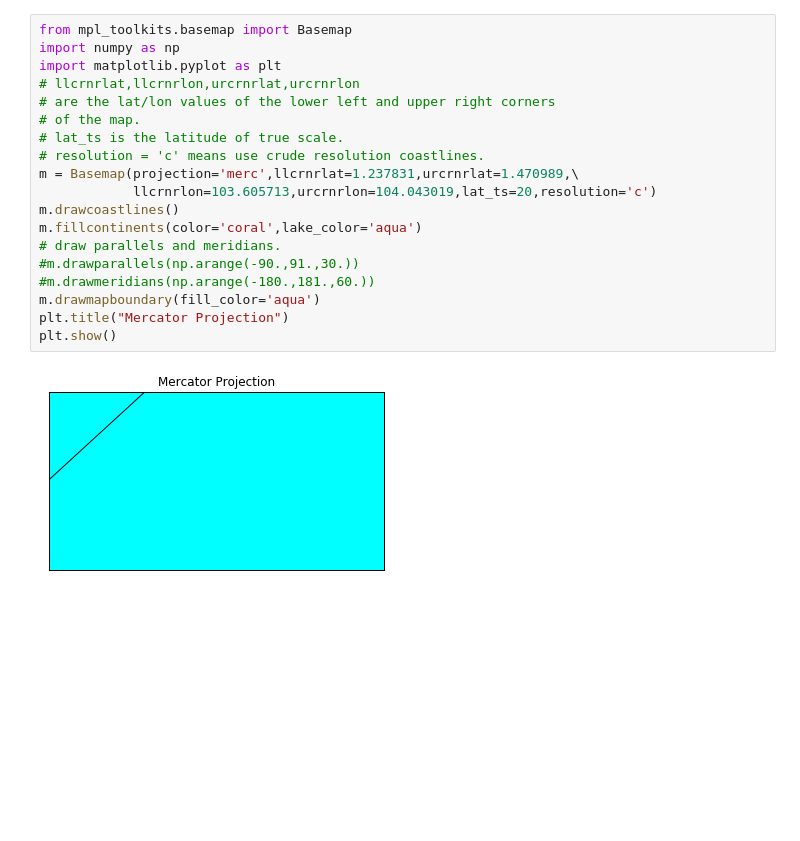
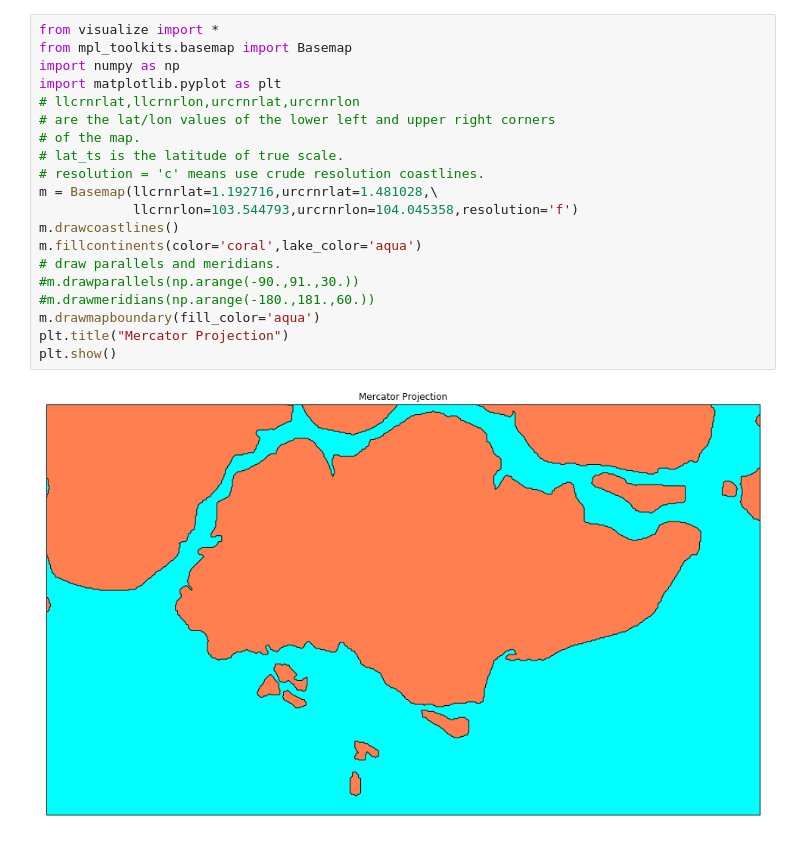
Before and after one commit to hari-allamraju/sg-taxidata, a Jupyter notebook: basemap.ipynb, the cells around one changed output. Cells and saved outputs as stored; diff of their text form; blank space fills up the shorter version.

Commit message:
basemap example

```diff
--- a/basemap.ipynb
+++ b/basemap.ipynb
@@ -1,21 +1,22 @@
 # %%
+from visualize import *
 from mpl_toolkits.basemap import Basemap
 import numpy as np
 import matplotlib.pyplot as plt
 # llcrnrlat,llcrnrlon,urcrnrlat,urcrnrlon
 # are the lat/lon values of the lower left and upper right corners
 # of the map.
 # lat_ts is the latitude of true scale.
 # resolution = 'c' means use crude resolution coastlines.
-m = Basemap(projection='merc',llcrnrlat=1.237831,urcrnrlat=1.470989,\
-            llcrnrlon=103.605713,urcrnrlon=104.043019,lat_ts=20,resolution='c')
+m = Basemap(llcrnrlat=1.192716,urcrnrlat=1.481028,\
+            llcrnrlon=103.544793,urcrnrlon=104.045358,resolution='f')
 m.drawcoastlines()
 m.fillcontinents(color='coral',lake_color='aqua')
 # draw parallels and meridians.
 #m.drawparallels(np.arange(-90.,91.,30.))
 #m.drawmeridians(np.arange(-180.,181.,60.))
 m.drawmapboundary(fill_color='aqua')
 plt.title("Mercator Projection")
 plt.show()
 # %% [output]
-[figure, old version]
+[figure, new version]
```
